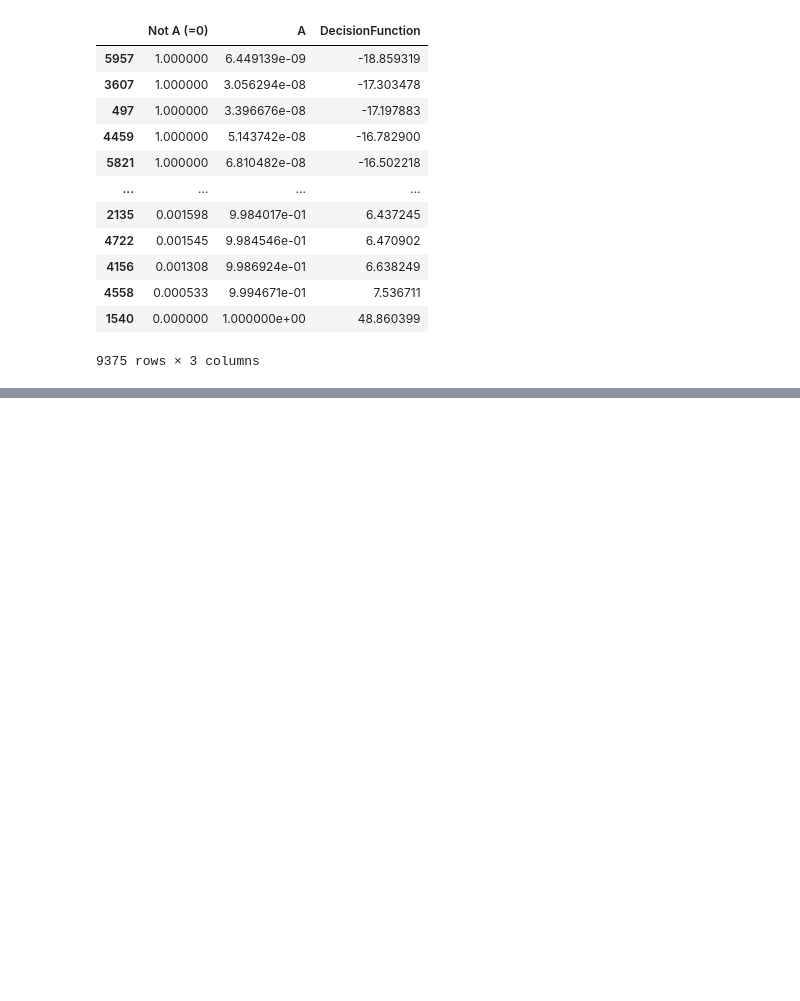
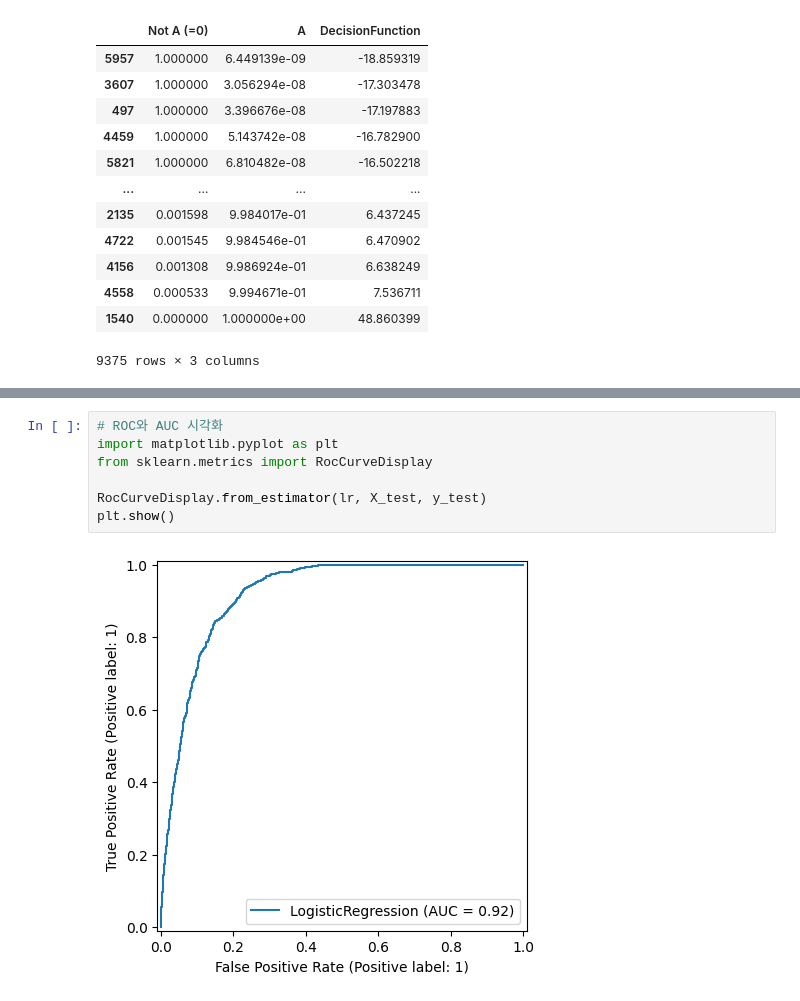
Before and after one commit to Soy-code/ADP, a Jupyter notebook: chapter6. 머신러닝-지도학습.ipynb, the cells around one changed output, grey strips where cells are left out. Drawn from its saved outputs; the diff is of its cells as text; blank space fills up the shorter version.

```diff
--- a/chapter6. 머신러닝-지도학습.ipynb
+++ b/chapter6. 머신러닝-지도학습.ipynb
@@ -521,0 +566,9 @@ plt.figure(figsize=(15, 5))
+# %%
+# ROC와 AUC 시각화
+import matplotlib.pyplot as plt
+from sklearn.metrics import RocCurveDisplay
+
+RocCurveDisplay.from_estimator(lr, X_test, y_test)
+plt.show()
+# %% [output]
+[figure, added]
```
Also changed, not shown: parts of 25 cells of this notebook.
